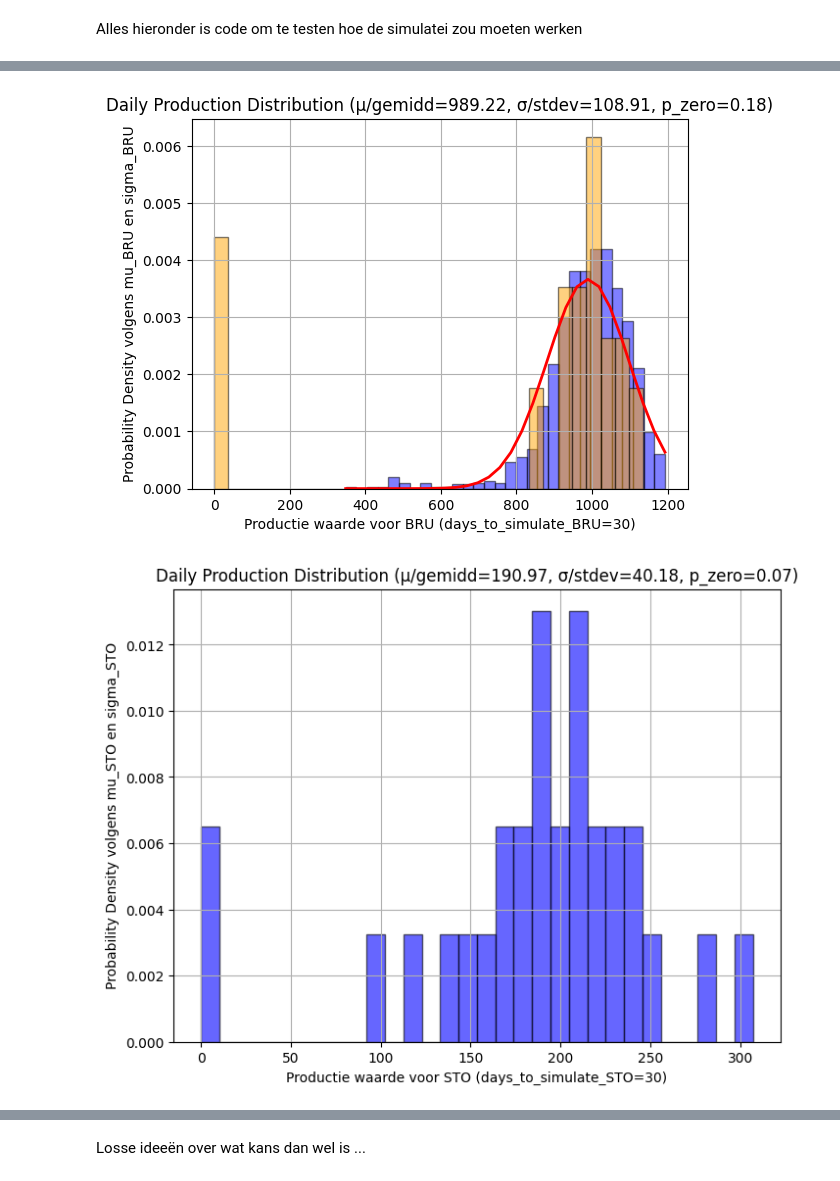
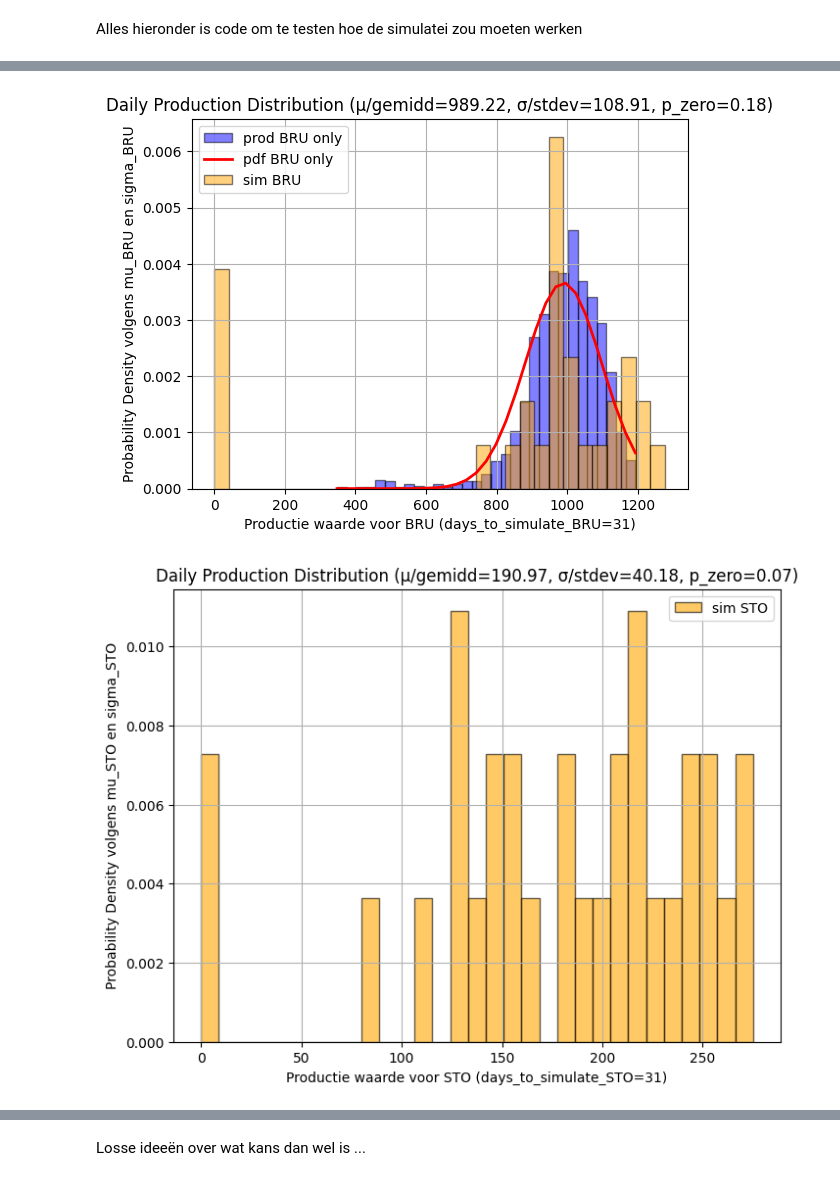
Before and after one commit to timsideanotmine/production, a Jupyter notebook: notebooks/productiemodel.ipynb, the cells around one changed output, grey strips where cells are left out. Saved outputs shown, nothing was run; the diff lists cells and outputs as text; code cells hidden in the pictures.

```diff
--- a/notebooks/productiemodel.ipynb
+++ b/notebooks/productiemodel.ipynb
@@ -293,33 +294,41 @@ Name: production, dtype: int64
 # dagelijkse_productie_STO.info()
 # %% [markdown]
 # F : analyse van de mogelijke verdelingen
+# %%
+days_to_simulate = 31
 # %%
 # analyse data voor BRU fabriek
 p_zero_BRU =  len(dagelijkse_productie_BRU_zonder_productie) / len(dagelijkse_productie_BRU)
 print(f"Kans op BRU productiedag zonder productie =  {p_zero_BRU} ")
 
-plotdata_BRU_met_productie = dagelijkse_productie_BRU_met_productie['production'].to_numpy()
-mu_BRU, sigma_BRU = norm.fit(plotdata_BRU_met_productie)
+plotdata_BRU_enkel_productie = dagelijkse_productie_BRU_enkel_productie['production'].to_numpy()
+mu_BRU, sigma_BRU = norm.fit(plotdata_BRU_enkel_productie)
 
 # Maak een histogram van de gegevens
-plt.hist(plotdata_BRU_met_productie, bins=30, density=True, alpha=0.6, color='b', edgecolor='black')
+plt.hist(plotdata_BRU_enkel_productie, bins=30, density=True, alpha=0.6, color='blue', edgecolor='black', label='prod BRU only')
 
 # Maak een PDF (probability density function) op basis van de geschatte parameters
-days_linspace_BRU = 30
-x_BRU = np.linspace(min(plotdata_BRU_met_productie), max(plotdata_BRU_met_productie), days_linspace_BRU)
+days_linspace_BRU = days_to_simulate
+x_BRU = np.linspace(min(plotdata_BRU_enkel_productie), max(plotdata_BRU_enkel_productie), days_linspace_BRU)
 pdf_BRU = norm.pdf(x_BRU, mu_BRU, sigma_BRU)
+
+# x_BRU_trunc = truncnorm(min(plotdata_BRU_enkel_productie), max(plotdata_BRU_enkel_productie), loc=mu_BRU, scale=sigma_BRU)
+# # pdf_BRU_trunc = truncnorm.pdf(x_BRU, mu_BRU, sigma_BRU)
+# pdf_BRU_trunc_samples = x_BRU_trunc.rvs(days_linspace_BRU)
 
 # x_BRU_random = np.random.normal(mu_BRU, sigma_BRU, days_linspace_BRU)
 # x_BRU_random_integer = np.round(x_BRU_random).astype(int)
 # pdf_BRU_random = norm.pdf(x_BRU_random_integer, mu_BRU, sigma_BRU)
 
 # Plot de PDF
-plt.plot(x_BRU, pdf_BRU, 'r', linewidth=2)
+plt.plot(x_BRU, pdf_BRU, 'red', linewidth=2, label='pdf BRU only')
+# plt.hist(pdf_BRU_trunc_samples, bins=days_linspace_BRU, density=True, alpha=0.5, color='yellow', edgecolor='black', label='pdf trunc BRU only')
 # plt.plot(x_BRU_random, pdf_BRU_random, 'g', linewidth=2)
 plt.title(f'geschatte normale verdeling voor BRU fabriek: mu/gemidd={mu_BRU:.2f}, sigma/stdev={sigma_BRU:.2f}')
 plt.xlabel('waarden productie BRU')
 plt.ylabel('kansdichtheid - probability density function (PDF)')
 plt.grid(True)
+plt.legend()
 plt.show()
 # %% [output]
 Kans op BRU productiedag zonder productie =  0.1774193548387097
@@ -339,23 +349,24 @@ plt.show()
 p_zero_STO = len(dagelijkse_productie_STO_zonder_productie) / len(dagelijkse_productie_STO)
 print(f"Kans op STO productiedag zonder productie =  {p_zero_STO} ")
 
-plotdata_STO_met_productie = dagelijkse_productie_STO_met_productie['production'].to_numpy()
-mu_STO, sigma_STO = norm.fit(plotdata_STO_met_productie)
+plotdata_STO_enkel_productie = dagelijkse_productie_STO_enkel_productie['production'].to_numpy()
+mu_STO, sigma_STO = norm.fit(plotdata_STO_enkel_productie)
 
 # Maak een histogram van de gegevens
-plt.hist(plotdata_STO_met_productie, bins=30, density=True, alpha=0.6, color='b', edgecolor='black')
+plt.hist(plotdata_STO_enkel_productie, bins=30, density=True, alpha=0.6, color='blue', edgecolor='black', label='prod STO only')
 
 # Maak een PDF (probability density function) op basis van de geschatte parameters
-days_linspace_STO = 30
-x_STO = np.linspace(min(plotdata_STO_met_productie), max(plotdata_STO_met_productie), days_linspace_STO)
+days_linspace_STO = days_to_simulate
+x_STO = np.linspace(min(plotdata_STO_enkel_productie), max(plotdata_STO_enkel_productie), days_linspace_STO)
 pdf_STO = norm.pdf(x_STO, mu_STO, sigma_STO)
 
 # Plot de PDF
-plt.plot(x_STO, pdf_STO, 'r', linewidth=2)
+plt.plot(x_STO, pdf_STO, 'red', linewidth=2, label='pdf STO only')
 plt.title(f'geschatte normale verdeling voor STO fabriek: mu/gemidd={mu_STO:.2f}, sigma/stdev={sigma_STO:.2f}')
 plt.xlabel('waarden productie STO')
 plt.ylabel('kansdichtheid - probability density function (PDF)')
 plt.grid(True)
+plt.legend()
 plt.show()
 # %% [output]
 Kans op STO productiedag zonder productie =  0.07342657342657342
@@ -484,9 +499,9 @@ plt.show()
 # %%
 # Maak een histogram van de gegevens
-plt.hist(plotdata_BRU_met_productie, bins=days_to_simulate_BRU, density=True, alpha=0.5, color='blue', edgecolor='black')
+plt.hist(plotdata_BRU_enkel_productie, bins=days_to_simulate_BRU, density=True, alpha=0.5, color='blue', edgecolor='black', label='prod BRU only')
 
 # Plot de PDF
-plt.plot(x_BRU, pdf_BRU, 'r', linewidth=2)
+plt.plot(x_BRU, pdf_BRU, 'r', linewidth=2, label='pdf BRU only')
 # plt.title(f'geschatte normale verdeling voor BRU fabriek: mu/gemidd={mu_BRU:.2f}, sigma/stdev={sigma_BRU:.2f}')
 # plt.xlabel('waarden productie BRU')
 # plt.ylabel('kansdichtheid - probability density function (PDF)')
@@ -494,42 +509,44 @@ plt.plot(x_BRU, pdf_BRU, 'r', linewidth=2)
 # plt.show()
 
 # Plot de simulatie er over
-plt.hist(daily_production_BRU_integer_simulated, bins=days_to_simulate_BRU, density=True, alpha=0.5, color='orange', edgecolor='black')
+plt.hist(daily_production_BRU_integer_simulated, bins=days_to_simulate_BRU, density=True, alpha=0.5, color='orange', edgecolor='black', label='sim BRU')
 plt.xlabel(f'Productie waarde voor BRU (days_to_simulate_BRU={days_to_simulate_BRU})')
 plt.ylabel('Probability Density volgens mu_BRU en sigma_BRU')
 plt.title(f'Daily Production Distribution (μ/gemidd={mu_BRU:.2f}, σ/stdev={sigma_BRU:.2f}, p_zero={p_zero_BRU:.2f})')
 plt.grid(True)
+plt.legend()
 plt.show()
 # %% [output]
-[figure, old version]
+[figure, new version]
 # %%
 #  Alles enkel van toepassing voor STO
-days_to_simulate_STO = days_linspace_STO
+days_to_simulate_STO = days_to_simulate
 
 # # Hersimuleren wat de volledige productie dan wel was, op bass van input
 # data_points_STO = np.random.normal(mu_STO, sigma_STO, len(dagelijkse_productie_STO))
 # data_points_STO_integer = np.round(data_points_STO).astype(int)
 
 # # Simuleren wat productie voor days_to_simulate dan wel zou zijn
 # data_points_STO_simulated = np.random.normal(mu_STO, sigma_STO, days_to_simulate_STO)
 # data_points_STO_integer_simulated = np.round(data_points_STO_simulated).astype(int)
 
 #  integratie van kans op nul productie komt van CHatGPT, ik zou er zelf nooit opgekomen zijn
 #  daarvoor ken ik veel te weinig van kansberekening an sich
 zero_production_STO_simulated = np.zeros(int(p_zero_STO * days_to_simulate_STO))
 positive_production_STO_simulated = np.random.normal(mu_STO, sigma_STO, days_to_simulate_STO - len(zero_production_STO_simulated))
 daily_production_STO_simulated = np.concatenate((zero_production_STO_simulated, positive_production_STO_simulated))
 daily_production_STO_integer_simulated = np.round(daily_production_STO_simulated).astype(int)
 
 # Plot de simulatie
 plt.figure(figsize=(8, 6))
-plt.hist(daily_production_STO_integer_simulated, bins=days_to_simulate_STO, density=True, alpha=0.6, color='b', edgecolor='black')
+plt.hist(daily_production_STO_integer_simulated, bins=days_to_simulate_STO, density=True, alpha=0.6, color='orange', edgecolor='black', label='sim STO')
 plt.xlabel(f'Productie waarde voor STO (days_to_simulate_STO={days_to_simulate_STO})')
 plt.ylabel('Probability Density volgens mu_STO en sigma_STO')
 plt.title(f'Daily Production Distribution (μ/gemidd={mu_STO:.2f}, σ/stdev={sigma_STO:.2f}, p_zero={p_zero_STO:.2f})')
 plt.grid(True)
+plt.legend()
 plt.show()
 # %% [output]
-[figure, old version]
+[figure, new version]
 # %%
 # Maak een histogram van de gegevens
```
Also changed, not shown: parts of 15 cells of this notebook, 1 other file.
